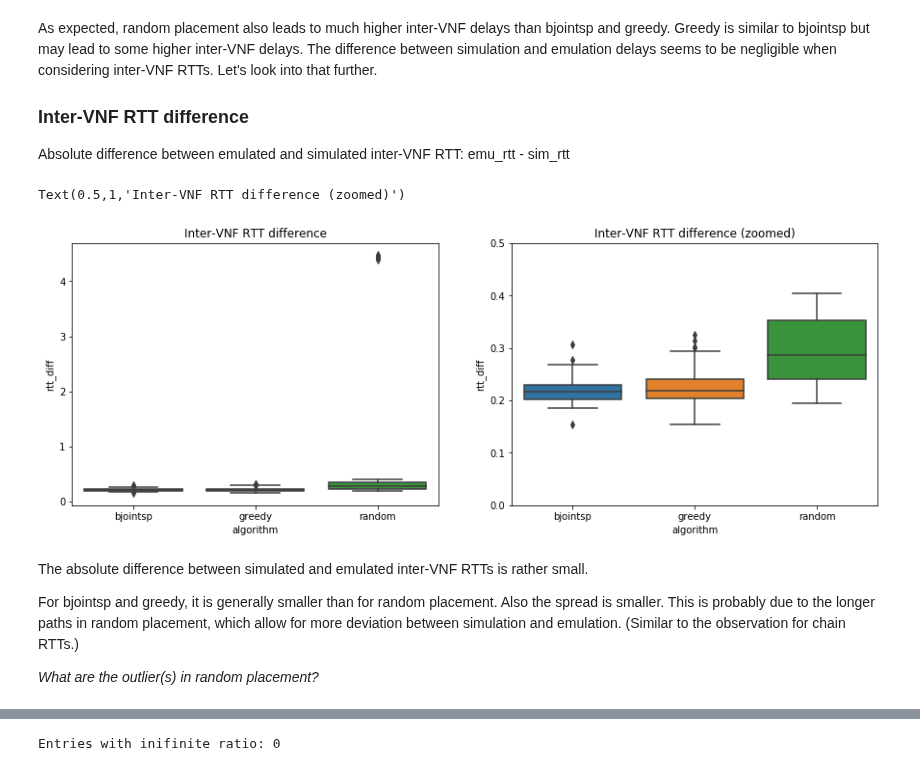
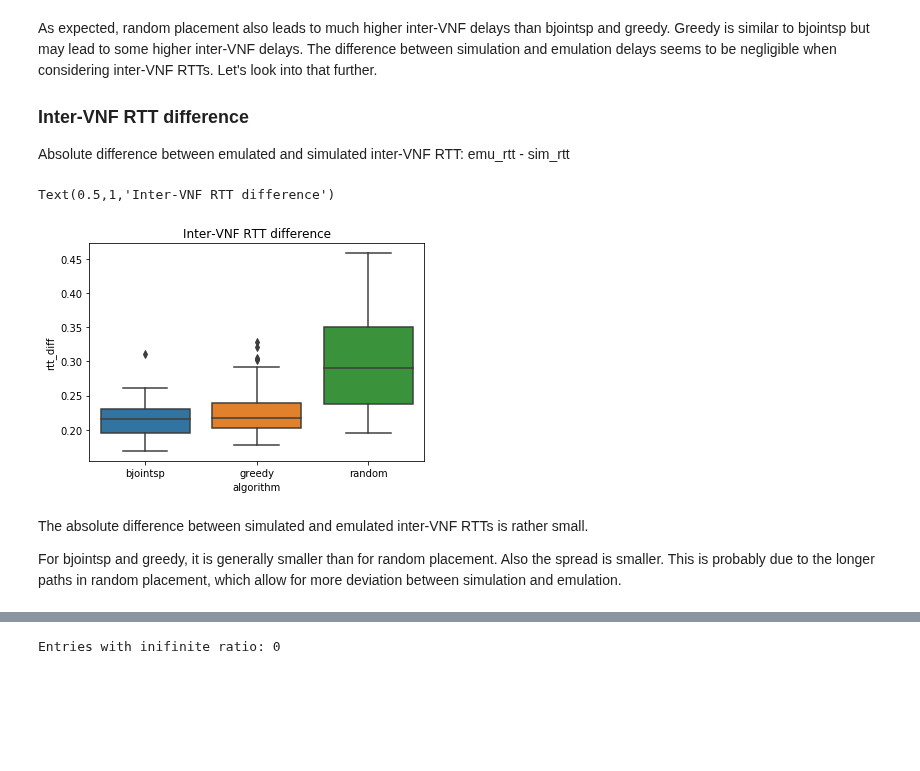
Before and after one commit to CN-UPB/placement-emulation, a Jupyter notebook: eval/eval_abilene.ipynb, the cells around one changed output, grey strips where cells are left out. Cells and saved outputs as stored; diff of their text form; code cells hidden in the pictures; blank space fills up the shorter version.

```diff
--- a/eval/eval_abilene.ipynb
+++ b/eval/eval_abilene.ipynb
@@ -85,18 +85,11 @@ The difference between simulation and emulation delays seems to be negligible wh
 Absolute difference between emulated and simulated inter-VNF RTT: emu_rtt - sim_rtt
 # %%
 vnf_df = pd.concat([bjointsp_vnf_df, greedy_vnf_df, random_vnf_df])
-
-f, (ax1, ax2) = plt.subplots(1, 2, figsize=(15, 5))
-sns.boxplot(x='algorithm', y='rtt_diff', data=vnf_df, ax=ax1).set_title('Inter-VNF RTT difference')
-# zoomed in
-ax2.set_ylim([0, 0.5])
-sns.boxplot(x='algorithm', y='rtt_diff', data=vnf_df, ax=ax2).set_title('Inter-VNF RTT difference (zoomed)')
+sns.boxplot(x='algorithm', y='rtt_diff', data=vnf_df).set_title('Inter-VNF RTT difference')
 # %% [output]
-Text(0.5,1,'Inter-VNF RTT difference (zoomed)')
+Text(0.5,1,'Inter-VNF RTT difference')
-[figure, old version]
+[figure, new version]
 # %% [markdown]
 The absolute difference between simulated and emulated inter-VNF RTTs is rather small.
 
-For bjointsp and greedy, it is generally smaller than for random placement. Also the spread is smaller. This is probably due to the longer paths in random placement, which allow for more deviation between simulation and emulation. (Similar to the observation for chain RTTs.)
-
-*What are the outlier(s) in random placement?*
+For bjointsp and greedy, it is generally smaller than for random placement. Also the spread is smaller. This is probably due to the longer paths in random placement, which allow for more deviation between simulation and emulation.
```
Also changed, not shown: parts of 19 cells of this notebook.
